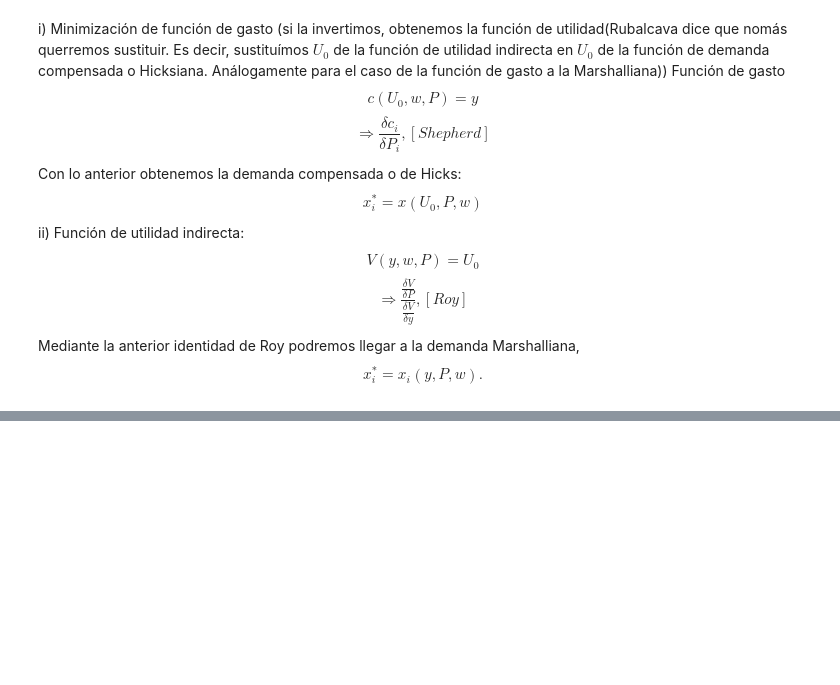
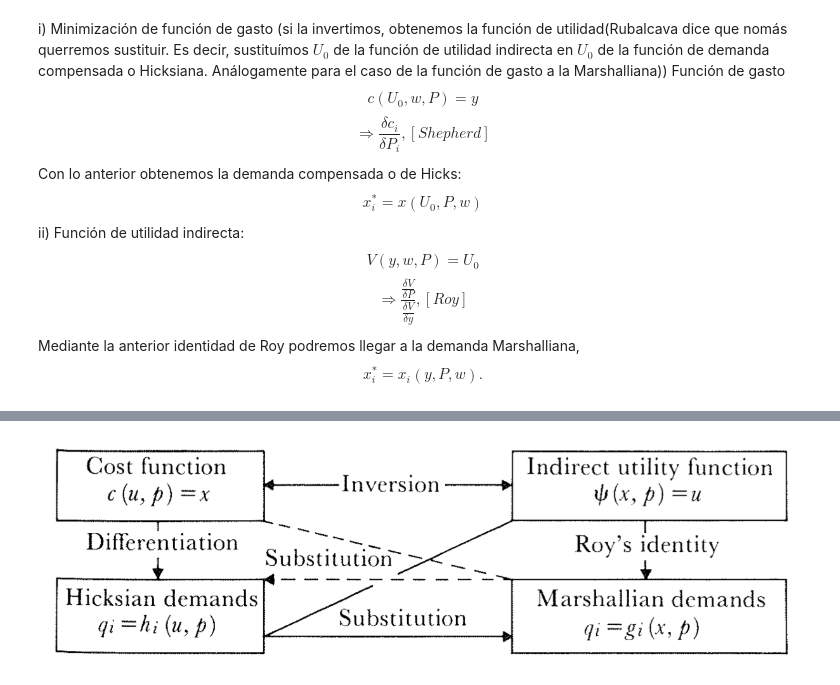
Before and after one commit to german1122/Clases-Eco-Aplicada, a Jupyter notebook: Clase2-EcoAplicada.ipynb, the cells around one changed output, grey strips where cells are left out. Cells and saved outputs as stored; diff of their text form; code cells hidden in the pictures; blank space fills up the shorter version.

```diff
--- a/Clase2-EcoAplicada.ipynb
+++ b/Clase2-EcoAplicada.ipynb
@@ -177,0 +181,5 @@ Aquí va la gráfica 4.
+# %%
+from IPython.display import Image
+Image(filename='pic2clase2.png')
+# %% [output]
+[figure, added]
```
Also changed, not shown: parts of 5 cells of this notebook.
